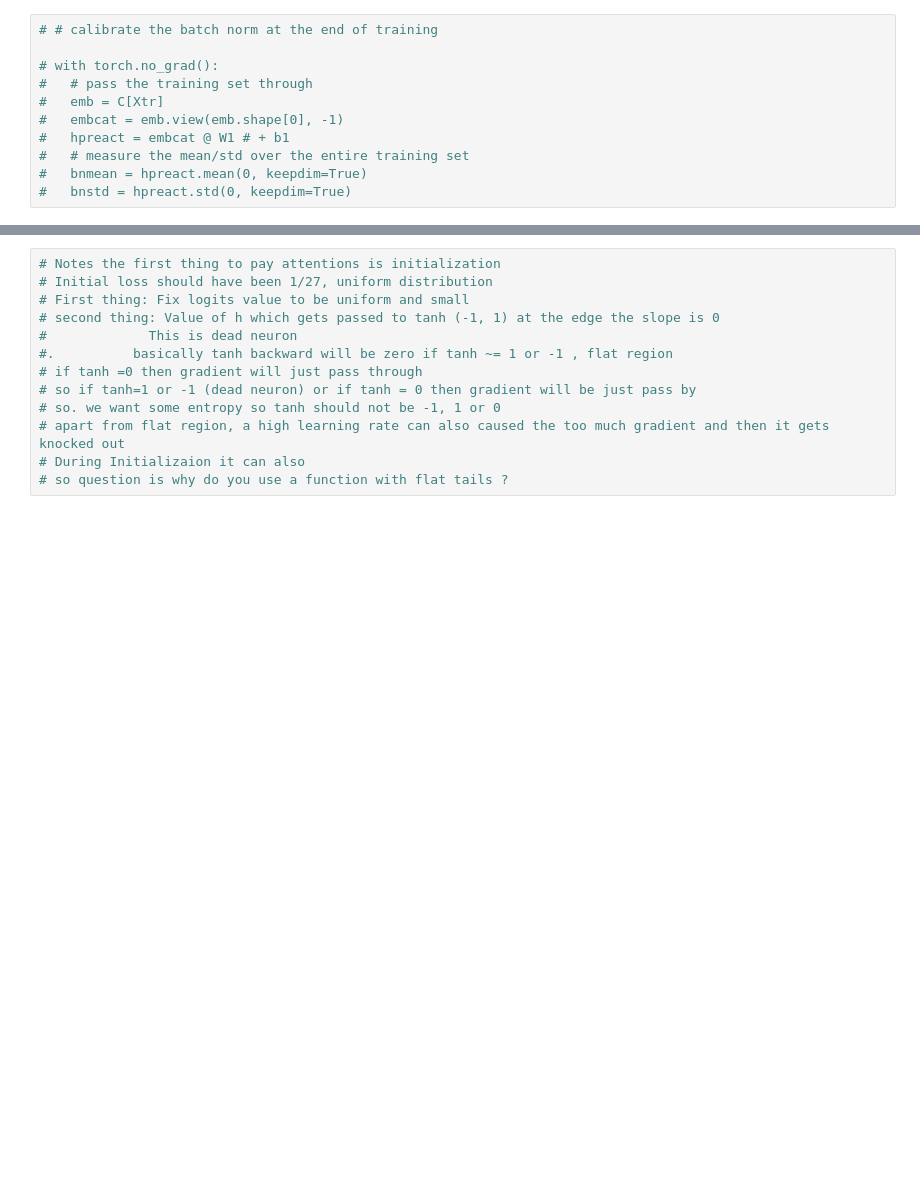
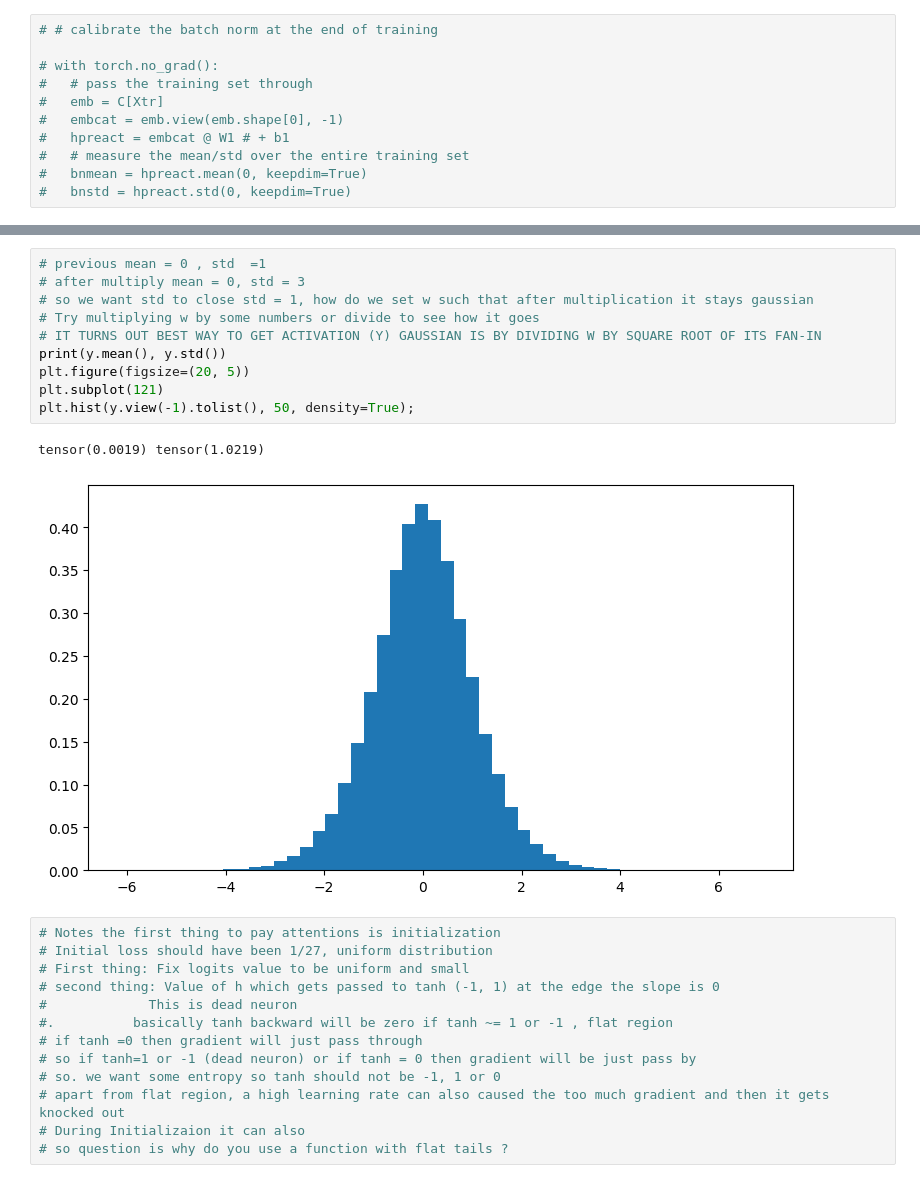
Before and after one commit to goswamig/nn-zero-to-hero, a Jupyter notebook: BN-Lecture-4.ipynb, the cells around one changed output, grey strips where cells are left out. Cells and saved outputs as stored; diff of their text form; blank space fills up the shorter version.

```diff
--- a/BN-Lecture-4.ipynb
+++ b/BN-Lecture-4.ipynb
@@ -307,3 +326,16 @@ rrnhvvyhcyysewgmtiofvwovsvcvxhczyikkoon.
+# %%
+# previous mean = 0 , std  =1
+# after multiply mean = 0, std = 3
+# so we want std to close std = 1, how do we set w such that after multiplication it stays gaussian
+# Try multiplying w by some numbers or divide to see how it goes
+# IT TURNS OUT BEST WAY TO GET ACTIVATION (Y) GAUSSIAN IS BY DIVIDING W BY SQUARE ROOT OF ITS FAN-IN
+print(y.mean(), y.std())
+plt.figure(figsize=(20, 5))
+plt.subplot(121)
+plt.hist(y.view(-1).tolist(), 50, density=True);
+# %% [output]
+tensor(0.0019) tensor(1.0219)
+[figure, added]
 # %%
 # Notes the first thing to pay attentions is initialization
 # Initial loss should have been 1/27, uniform distribution
```
Also changed, not shown: parts of 10 cells of this notebook.
